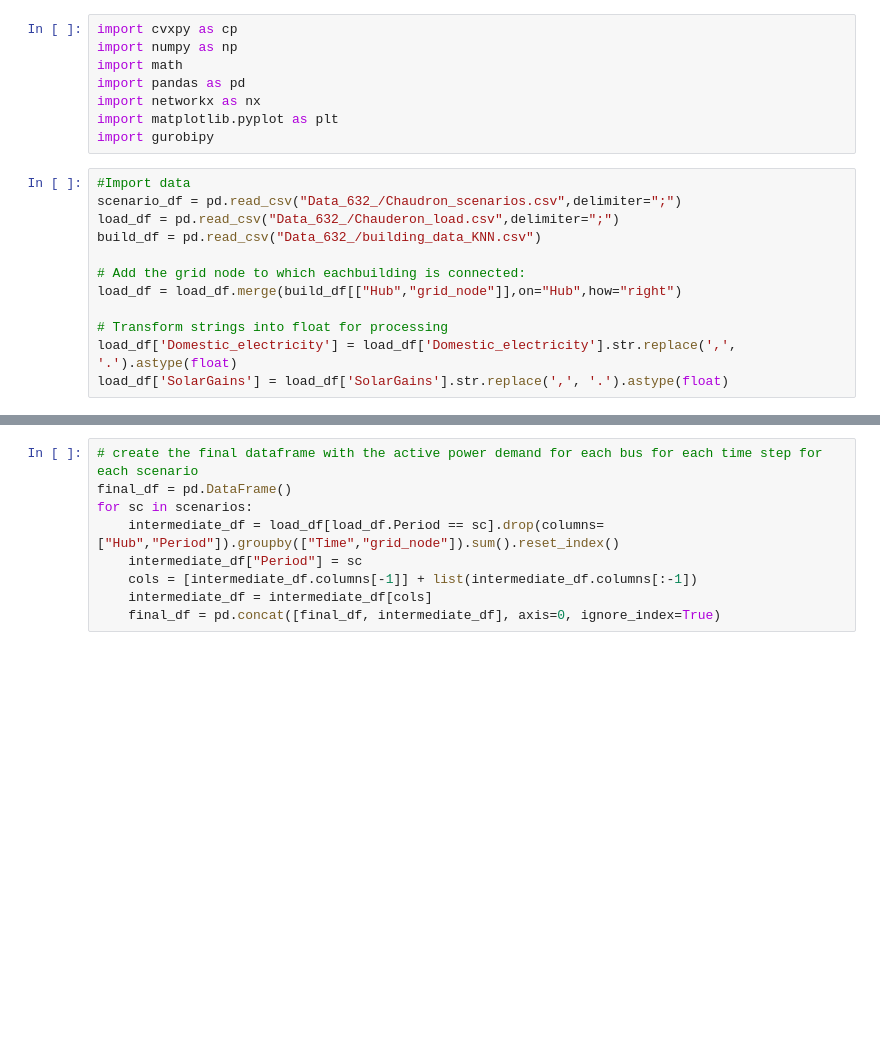
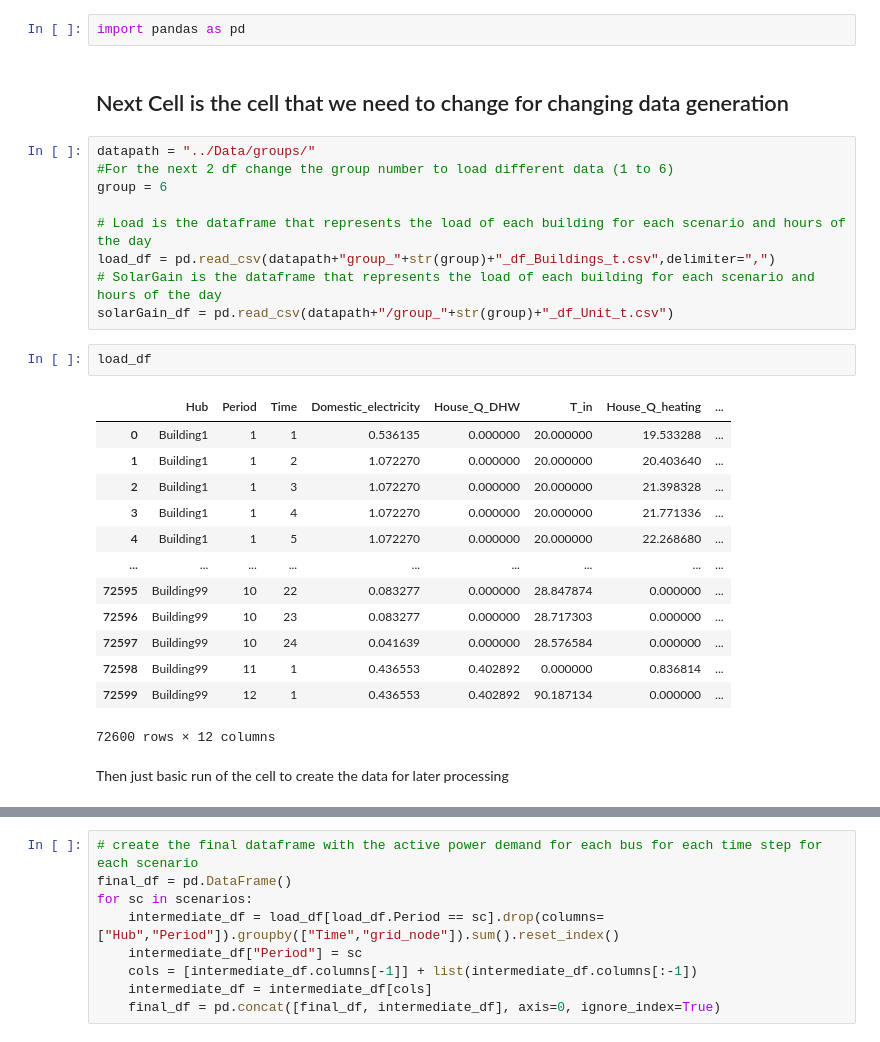
Before and after one commit to ujicrush/33-bus, a Jupyter notebook: Other_codes/Chauderon_scenario_process.ipynb, the cells around one changed output, grey strips where cells are left out. Cells and saved outputs as stored; diff of their text form; blank space fills up the shorter version.

Commit message:
Data_scenarios_final_clean

```diff
--- a/Other_codes/Chauderon_scenario_process.ipynb
+++ b/Other_codes/Chauderon_scenario_process.ipynb
@@ -1,20 +1,31 @@
-# %%
-import cvxpy as cp
-import numpy as np
-import math
-import pandas as pd
-import networkx as nx
-import matplotlib.pyplot as plt
-import gurobipy
-# %%
-#Import data
-scenario_df = pd.read_csv("Data_632_/Chaudron_scenarios.csv",delimiter=";")
-load_df = pd.read_csv("Data_632_/Chauderon_load.csv",delimiter=";")
-build_df = pd.read_csv("Data_632_/building_data_KNN.csv")
-
-# Add the grid node to which eachbuilding is connected:
-load_df = load_df.merge(build_df[["Hub","grid_node"]],on="Hub",how="right")
-
-# Transform strings into float for processing
-load_df['Domestic_electricity'] = load_df['Domestic_electricity'].str.replace(',', '.').astype(float)
-load_df['SolarGains'] = load_df['SolarGains'].str.replace(',', '.').astype(float)
+# %%
+import pandas as pd
+# %% [markdown]
+## Next Cell is the cell that we need to change for changing data generation
+# %%
+datapath = "../Data/groups/"
+#For the next 2 df change the group number to load different data (1 to 6)
+group = 6
+
+# Load is the dataframe that represents the load of each building for each scenario and hours of the day
+load_df = pd.read_csv(datapath+"group_"+str(group)+"_df_Buildings_t.csv",delimiter=",")
+# SolarGain is the dataframe that represents the load of each building for each scenario and hours of the day
+solarGain_df = pd.read_csv(datapath+"/group_"+str(group)+"_df_Unit_t.csv")
+# %%
+load_df
+# %% [output]
+|  | Hub | Period | Time | Domestic_electricity | House_Q_DHW | T_in | House_Q_heating | ... |
+| 0 | Building1 | 1 | 1 | 0.536135 | 0.000000 | 20.000000 | 19.533288 | ... |
+| 1 | Building1 | 1 | 2 | 1.072270 | 0.000000 | 20.000000 | 20.403640 | ... |
+| 2 | Building1 | 1 | 3 | 1.072270 | 0.000000 | 20.000000 | 21.398328 | ... |
+| 3 | Building1 | 1 | 4 | 1.072270 | 0.000000 | 20.000000 | 21.771336 | ... |
+| 4 | Building1 | 1 | 5 | 1.072270 | 0.000000 | 20.000000 | 22.268680 | ... |
+| ... | ... | ... | ... | ... | ... | ... | ... | ... |
+| 72595 | Building99 | 10 | 22 | 0.083277 | 0.000000 | 28.847874 | 0.000000 | ... |
+| 72596 | Building99 | 10 | 23 | 0.083277 | 0.000000 | 28.717303 | 0.000000 | ... |
+| 72597 | Building99 | 10 | 24 | 0.041639 | 0.000000 | 28.576584 | 0.000000 | ... |
+| 72598 | Building99 | 11 | 1 | 0.436553 | 0.402892 | 0.000000 | 0.836814 | ... |
+| 72599 | Building99 | 12 | 1 | 0.436553 | 0.402892 | 90.187134 | 0.000000 | ... |
+72600 rows × 12 columns
+# %% [markdown]
+Then just basic run of the cell to create the data for later processing
```
Also changed, not shown: parts of 6 cells of this notebook, 21 other files.
